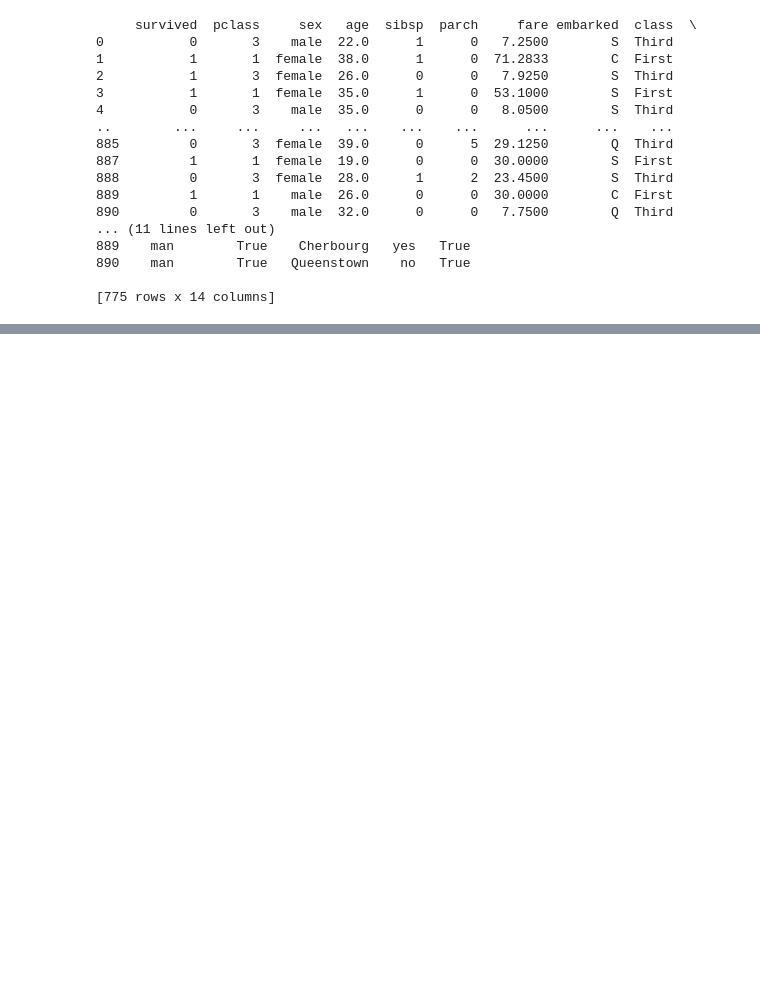
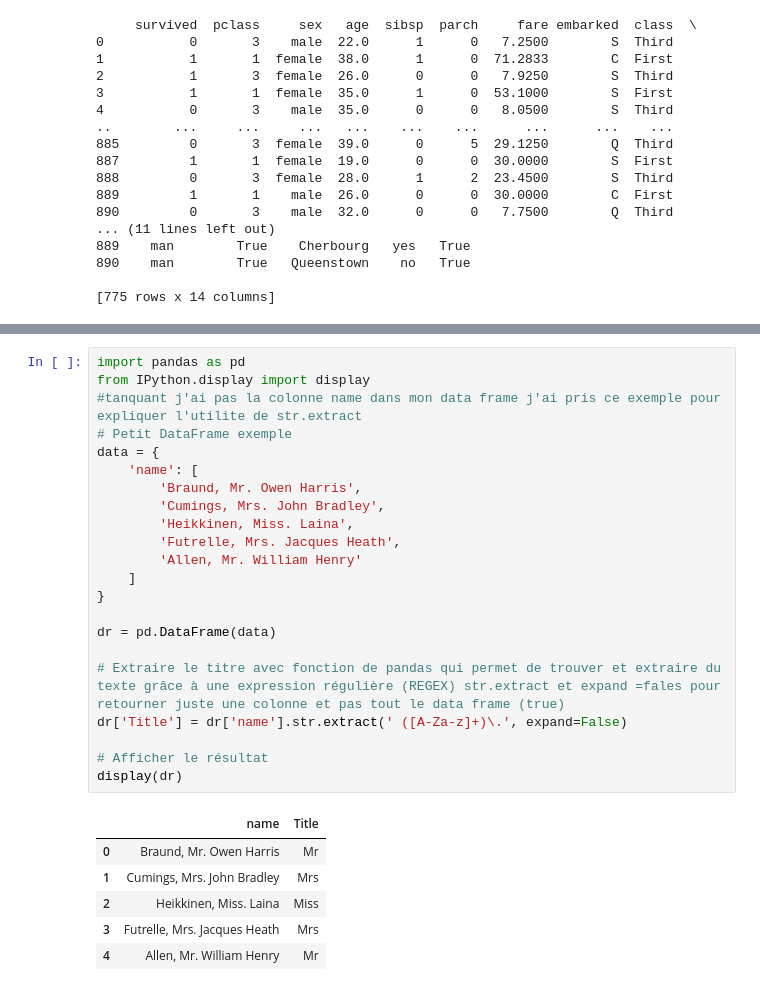
Before and after one commit to rekayahamzaoui-a11y/Project_Sales, a Jupyter notebook: projet5.ipynb, the cells around one changed output, grey strips where cells are left out. Drawn from its saved outputs; the diff is of its cells as text; blank space fills up the shorter version.

```diff
--- a/projet5.ipynb
+++ b/projet5.ipynb
@@ -386,0 +417,29 @@ df_handling.drop(['embark_town', 'alive', 'who'], axis=1, inplace=True)
+# %%
+import pandas as pd
+from IPython.display import display
+#tanquant j'ai pas la colonne name dans mon data frame j'ai pris ce exemple pour expliquer l'utilite de str.extract
+# Petit DataFrame exemple
+data = {
+    'name': [
+        'Braund, Mr. Owen Harris',
+        'Cumings, Mrs. John Bradley',
+        'Heikkinen, Miss. Laina',
+        'Futrelle, Mrs. Jacques Heath',
+        'Allen, Mr. William Henry'
+    ]
+}
+
+dr = pd.DataFrame(data)
+
+# Extraire le titre avec fonction de pandas qui permet de trouver et extraire du texte grâce à une expression régulière (REGEX) str.extract et expand =fales pour retourner juste une colonne et pas tout le data frame (true)
+dr['Title'] = dr['name'].str.extract(' ([A-Za-z]+)\.', expand=False)
+
+# Afficher le résultat
+display(dr)
+# %% [output]
+|  | name | Title |
+| 0 | Braund, Mr. Owen Harris | Mr |
+| 1 | Cumings, Mrs. John Bradley | Mrs |
+| 2 | Heikkinen, Miss. Laina | Miss |
+| 3 | Futrelle, Mrs. Jacques Heath | Mrs |
+| 4 | Allen, Mr. William Henry | Mr |
```
Also changed, not shown: parts of 2 cells of this notebook.
